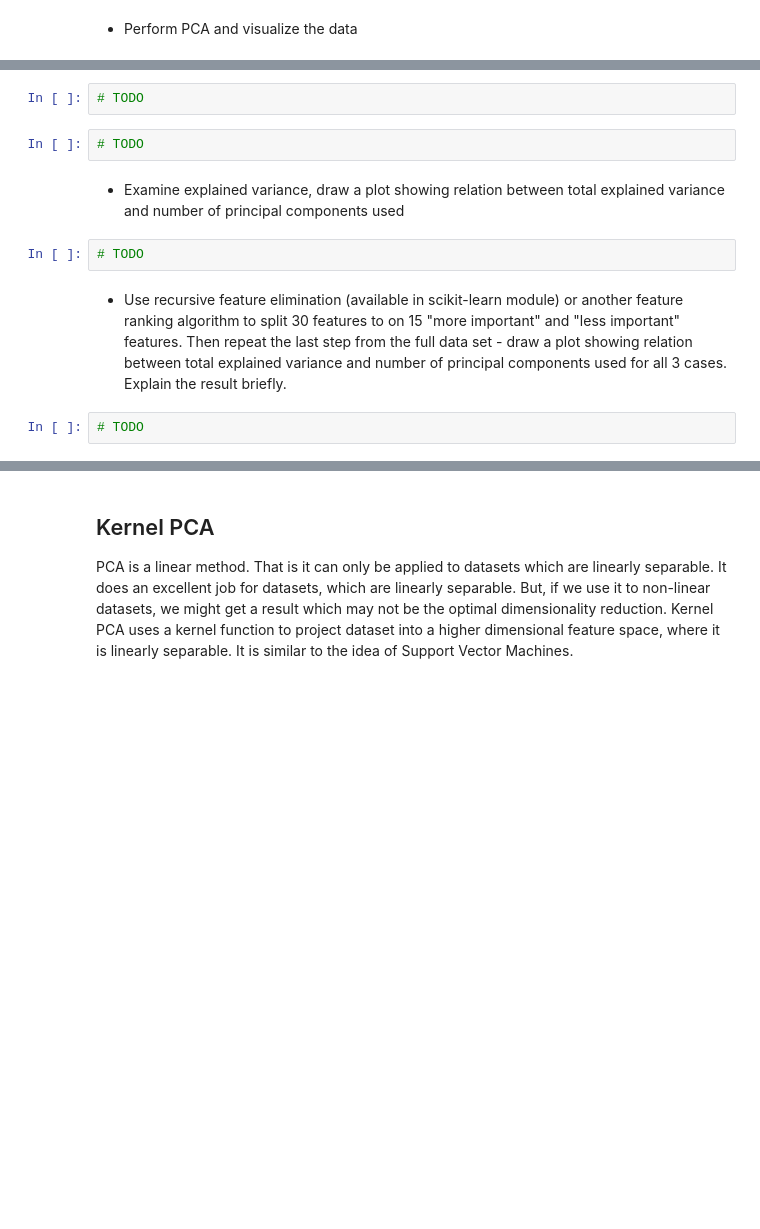
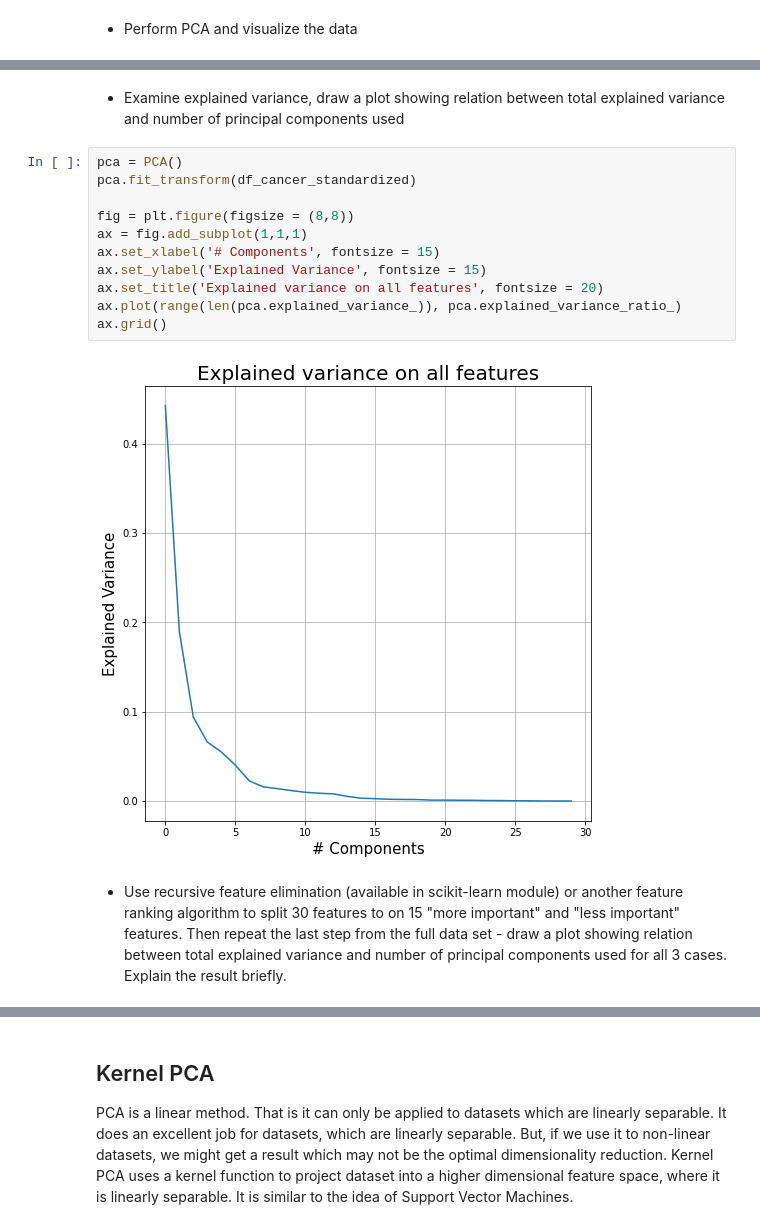
Before and after one commit to Petroniuss/visualizing-big-datasets, a Jupyter notebook: lab1/pca_kernelpca_lab.ipynb, the cells around one changed output, grey strips where cells are left out. Saved outputs shown, nothing was run; the diff lists cells and outputs as text; blank space fills up the shorter version.

```diff
--- a/lab1/pca_kernelpca_lab.ipynb
+++ b/lab1/pca_kernelpca_lab.ipynb
@@ -260,12 +288,17 @@ NameError: name 'PCA' is not defined
-# %%
-# TODO
-# %%
-# TODO
 # %% [markdown]
 * Examine  explained variance, draw a plot showing relation between total explained variance and number of principal components used
-# %%
-# TODO
+# %%
+pca = PCA()
+pca.fit_transform(df_cancer_standardized)
+
+fig = plt.figure(figsize = (8,8))
+ax = fig.add_subplot(1,1,1)
+ax.set_xlabel('# Components', fontsize = 15)
+ax.set_ylabel('Explained Variance', fontsize = 15)
+ax.set_title('Explained variance on all features', fontsize = 20)
+ax.plot(range(len(pca.explained_variance_)), pca.explained_variance_ratio_)
+ax.grid()
+# %% [output]
+[figure, added]
 # %% [markdown]
 * Use recursive feature elimination (available in scikit-learn module) or another feature ranking algorithm to split 30 features to on 15 "more important" and "less important" features. Then repeat the last step from the full data set - draw a plot showing relation between total explained variance and number of principal components used for all 3 cases. Explain the result briefly.
-# %%
-# TODO
```
Also changed, not shown: parts of 13 cells of this notebook.
